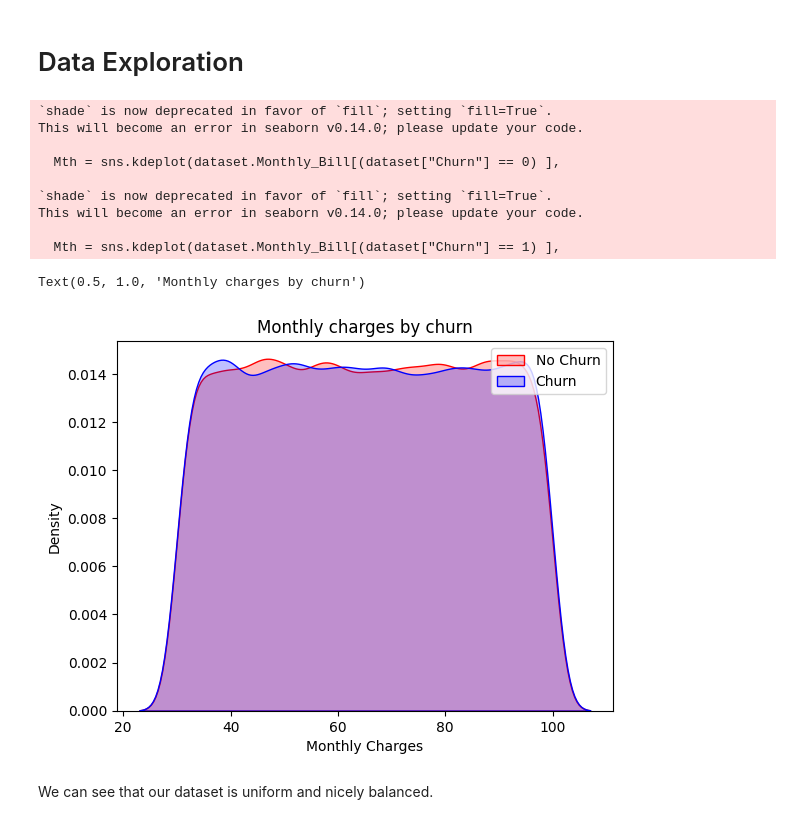
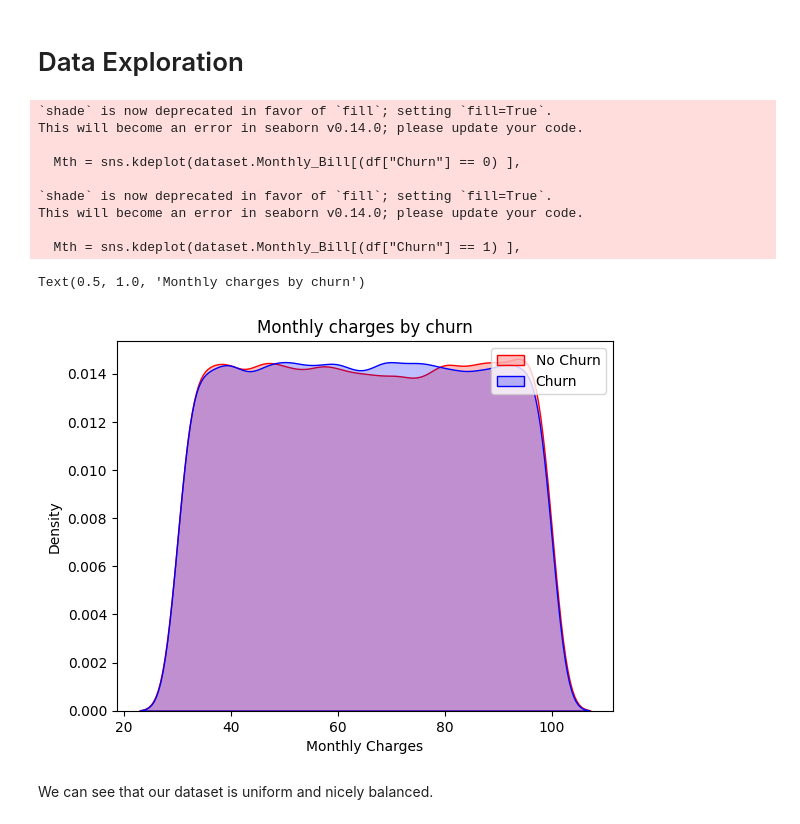
Before and after one commit to GuptaDiva/-Customer-Churn-Prediction, a Jupyter notebook: ChurnDetection.ipynb, the cells around one changed output. Saved outputs shown, nothing was run; the diff lists cells and outputs as text; code cells hidden in the pictures.

```diff
--- a/ChurnDetection.ipynb
+++ b/ChurnDetection.ipynb
@@ -111,26 +111,26 @@ No null values were found so no need for interpolation.
 # %% [markdown]
 # Data Exploration
 # %%
-Mth = sns.kdeplot(dataset.Monthly_Bill[(dataset["Churn"] == 0) ],
+Mth = sns.kdeplot(dataset.Monthly_Bill[(df["Churn"] == 0) ],
                 color="Red", shade = True)
-Mth = sns.kdeplot(dataset.Monthly_Bill[(dataset["Churn"] == 1) ],
+Mth = sns.kdeplot(dataset.Monthly_Bill[(df["Churn"] == 1) ],
                 ax =Mth, color="Blue", shade= True)
 Mth.legend(["No Churn","Churn"],loc='upper right')
 Mth.set_ylabel('Density')
 Mth.set_xlabel('Monthly Charges')
 Mth.set_title('Monthly charges by churn')
 # %% [output]
 `shade` is now deprecated in favor of `fill`; setting `fill=True`.
 This will become an error in seaborn v0.14.0; please update your code.
 
-  Mth = sns.kdeplot(dataset.Monthly_Bill[(dataset["Churn"] == 0) ],
+  Mth = sns.kdeplot(dataset.Monthly_Bill[(df["Churn"] == 0) ],
 
 `shade` is now deprecated in favor of `fill`; setting `fill=True`.
 This will become an error in seaborn v0.14.0; please update your code.
 
-  Mth = sns.kdeplot(dataset.Monthly_Bill[(dataset["Churn"] == 1) ],
+  Mth = sns.kdeplot(dataset.Monthly_Bill[(df["Churn"] == 1) ],
 Text(0.5, 1.0, 'Monthly charges by churn')
-[figure, old version]
+[figure, new version]
 # %% [markdown]
 We can see that our dataset is uniform and nicely balanced.
 # %%
```
Also changed, not shown: parts of 56 cells of this notebook, 3 other files.
